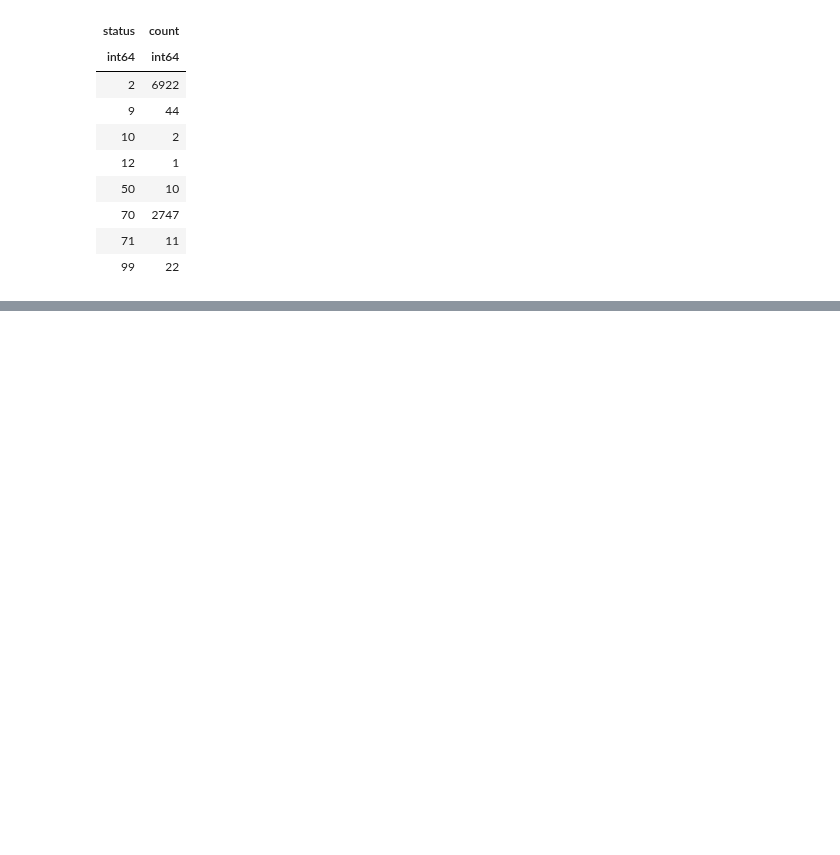
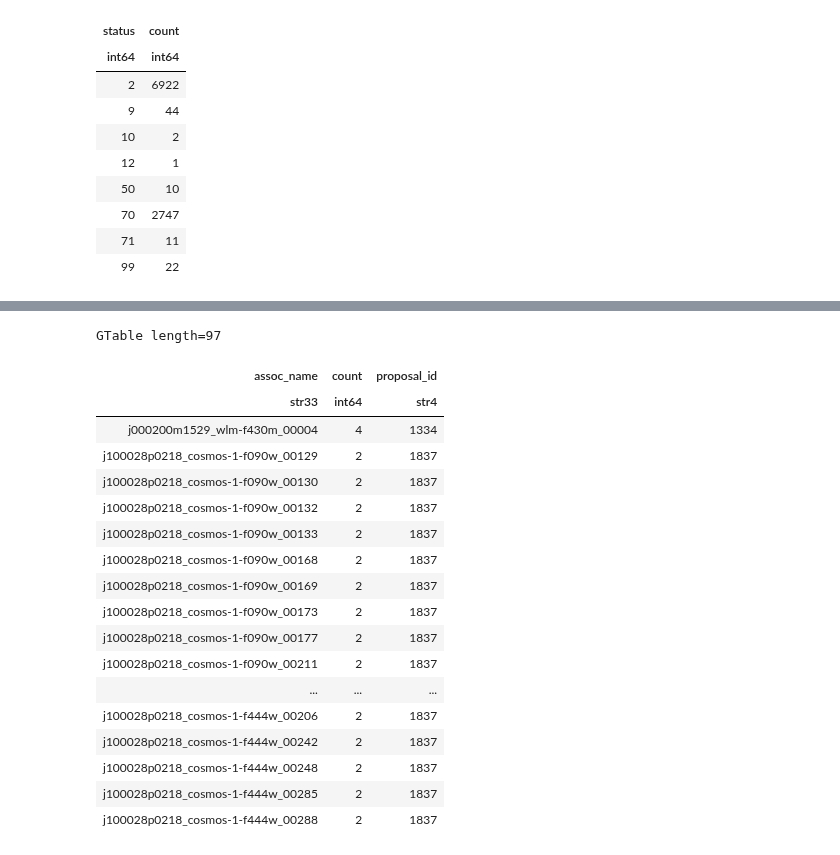
Before and after one commit to gbrammer/panoramic-jwst, a Jupyter notebook: Notebooks/JWST-associations.ipynb, the cells around one changed output, grey strips where cells are left out. Drawn from its saved outputs; the diff is of its cells as text; code cells hidden in the pictures; blank space fills up the shorter version.

Commit message:
update assoc notebook

```diff
--- a/Notebooks/JWST-associations.ipynb
+++ b/Notebooks/JWST-associations.ipynb
@@ -823,4 +858,31 @@ GTable length=8
 | 99 | 22 |
+# %%
+db.SQL("""select assoc_name, count(assoc_name), max(proposal_id) as proposal_id
+from assoc_table
+where status = 12 and instrument_name in ('NIRCAM','NIRISS','MIRI')
+group by assoc_name
+order by proposal_id
+""")
+# %% [output]
+GTable length=97
+| assoc_name | count | proposal_id |
+| str33 | int64 | str4 |
+| j000200m1529_wlm-f430m_00004 | 4 | 1334 |
+| j100028p0218_cosmos-1-f090w_00129 | 2 | 1837 |
+| j100028p0218_cosmos-1-f090w_00130 | 2 | 1837 |
+| j100028p0218_cosmos-1-f090w_00132 | 2 | 1837 |
+| j100028p0218_cosmos-1-f090w_00133 | 2 | 1837 |
+| j100028p0218_cosmos-1-f090w_00168 | 2 | 1837 |
+| j100028p0218_cosmos-1-f090w_00169 | 2 | 1837 |
+| j100028p0218_cosmos-1-f090w_00173 | 2 | 1837 |
+| j100028p0218_cosmos-1-f090w_00177 | 2 | 1837 |
+| j100028p0218_cosmos-1-f090w_00211 | 2 | 1837 |
+| ... | ... | ... |
+| j100028p0218_cosmos-1-f444w_00206 | 2 | 1837 |
+| j100028p0218_cosmos-1-f444w_00242 | 2 | 1837 |
+| j100028p0218_cosmos-1-f444w_00248 | 2 | 1837 |
+| j100028p0218_cosmos-1-f444w_00285 | 2 | 1837 |
+| j100028p0218_cosmos-1-f444w_00288 | 2 | 1837 |
 # %%
 # Change status on associations, etc. Be careful!
 if False:
```
Also changed, not shown: parts of 14 cells of this notebook.
